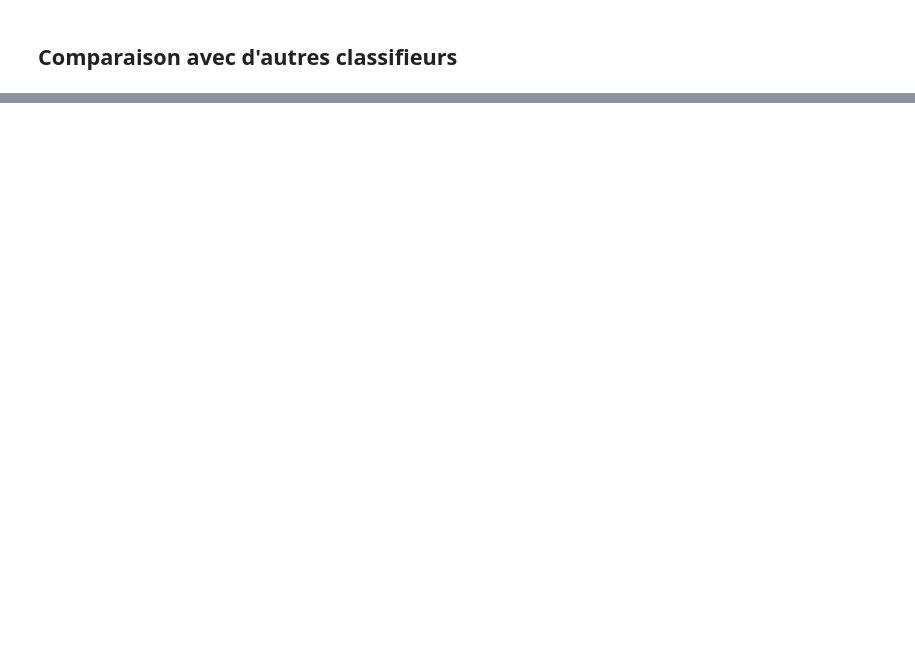
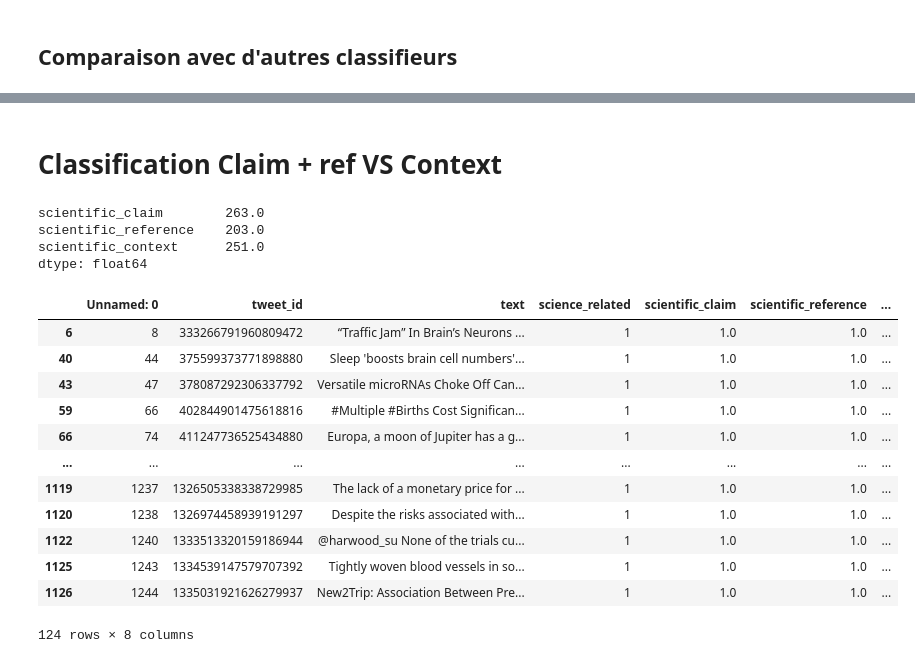
Before and after one commit to LazImane/ML_SciTweets, a Jupyter notebook: ML_SciTweets.ipynb, the cells around one changed output, grey strips where cells are left out. Drawn from its saved outputs; the diff is of its cells as text; code cells hidden in the pictures; blank space fills up the shorter version.

Commit message:
Classification Context VS ref+claim
Working on it with downsampling vs upsampling will fix issues later

```diff
--- a/ML_SciTweets.ipynb
+++ b/ML_SciTweets.ipynb
@@ -716,0 +759,26 @@ pipeline_final = Pipeline([
+# %% [markdown]
+# Classification Claim + ref VS Context
+# %%
+print(df_sci[["scientific_claim", "scientific_reference", "scientific_context"]].sum())
+df_sci[
+    (df_sci["scientific_claim"] == 1) &
+    (df_sci["scientific_reference"] == 1)
+]
+# %% [output]
+scientific_claim        263.0
+scientific_reference    203.0
+scientific_context      251.0
+dtype: float64
+|  | Unnamed: 0 | tweet_id | text | science_related | scientific_claim | scientific_reference | ... |
+| 6 | 8 | 333266791960809472 | “Traffic Jam” In Brain’s Neurons ... | 1 | 1.0 | 1.0 | ... |
+| 40 | 44 | 375599373771898880 | Sleep 'boosts brain cell numbers'... | 1 | 1.0 | 1.0 | ... |
+| 43 | 47 | 378087292306337792 | Versatile microRNAs Choke Off Can... | 1 | 1.0 | 1.0 | ... |
+| 59 | 66 | 402844901475618816 | #Multiple #Births Cost Significan... | 1 | 1.0 | 1.0 | ... |
+| 66 | 74 | 411247736525434880 | Europa, a moon of Jupiter has a g... | 1 | 1.0 | 1.0 | ... |
+| ... | ... | ... | ... | ... | ... | ... | ... |
+| 1119 | 1237 | 1326505338338729985 | The lack of a monetary price for ... | 1 | 1.0 | 1.0 | ... |
+| 1120 | 1238 | 1326974458939191297 | Despite the risks associated with... | 1 | 1.0 | 1.0 | ... |
+| 1122 | 1240 | 1333513320159186944 | @harwood_su None of the trials cu... | 1 | 1.0 | 1.0 | ... |
+| 1125 | 1243 | 1334539147579707392 | Tightly woven blood vessels in so... | 1 | 1.0 | 1.0 | ... |
+| 1126 | 1244 | 1335031921626279937 | New2Trip: Association Between Pre... | 1 | 1.0 | 1.0 | ... |
+124 rows × 8 columns
```
Also changed, not shown: parts of 29 cells of this notebook.
